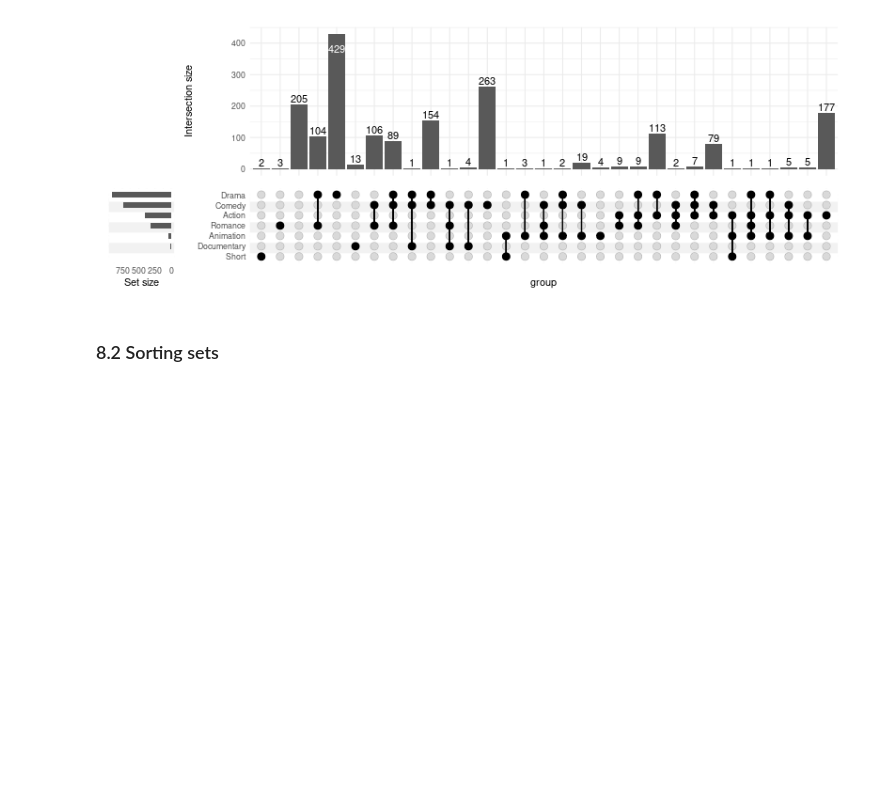
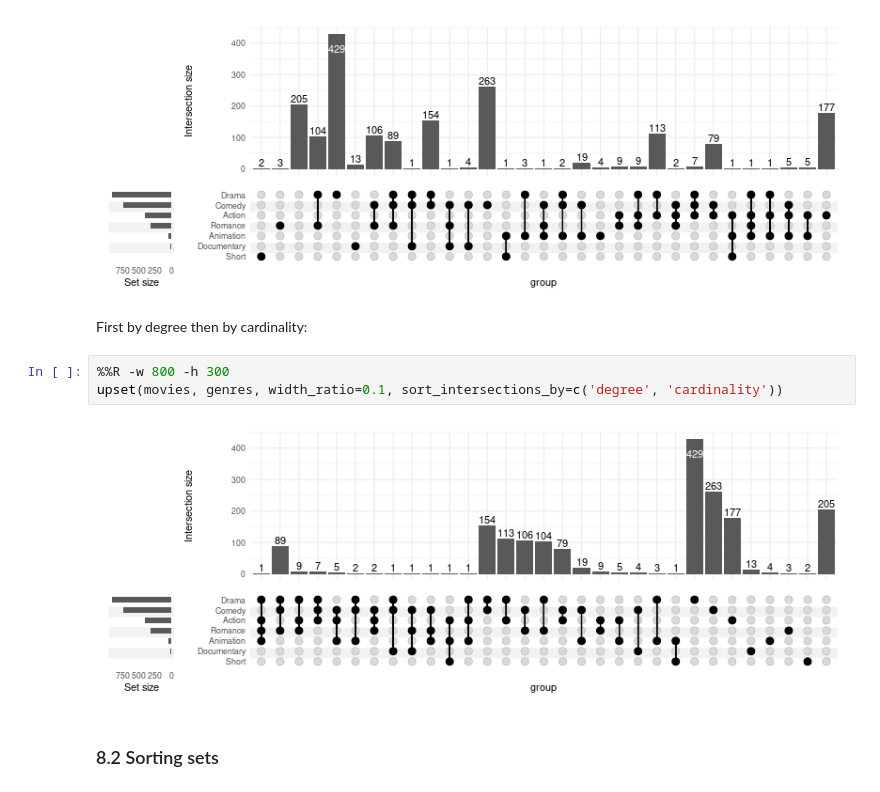
Before and after one commit to krassowski/complex-upset, a Jupyter notebook: vignettes/Examples.ipynb, the cells around one changed output. Drawn from its saved outputs; the diff is of its cells as text; blank space fills up the shorter version.

Commit message:
Allow to sort intersections by multiple criteria, closes #47

```diff
--- a/vignettes/Examples.ipynb
+++ b/vignettes/Examples.ipynb
@@ -849,6 +849,13 @@ Without any sorting:
 upset(movies, genres, width_ratio=0.1, sort_intersections=FALSE)
 # %% [output]
 [figure]
+# %% [markdown]
+First by degree then by cardinality:
+# %%
+%%R -w 800 -h 300
+upset(movies, genres, width_ratio=0.1, sort_intersections_by=c('degree', 'cardinality'))
+# %% [output]
+[figure, added]
 # %% [markdown]
 ### 8.2 Sorting sets
 # %% [markdown]
```
Also changed, not shown: 6 other files.
